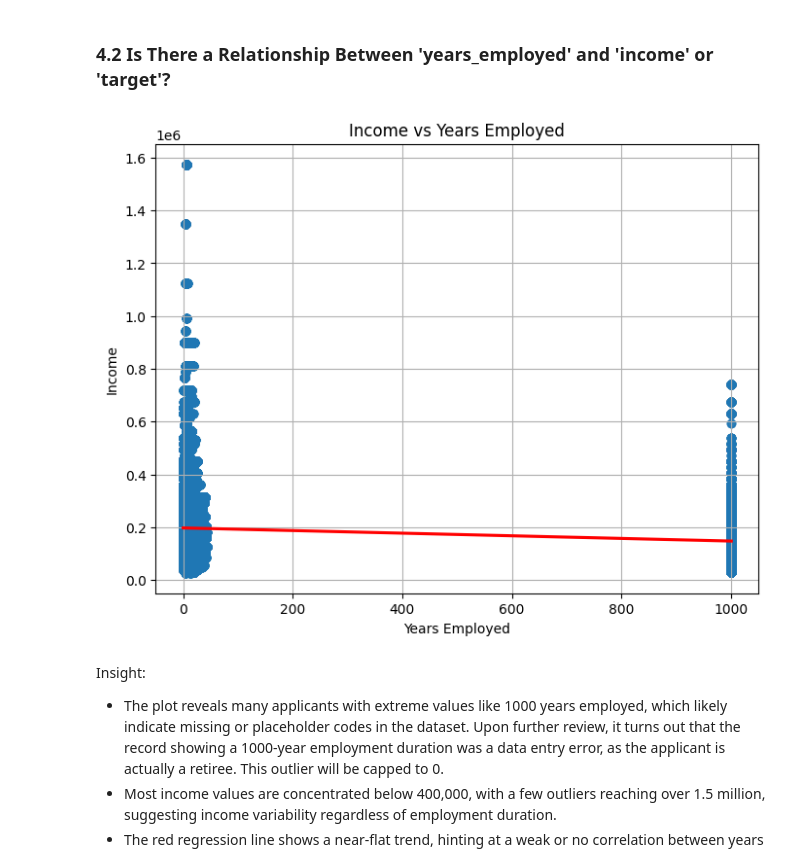
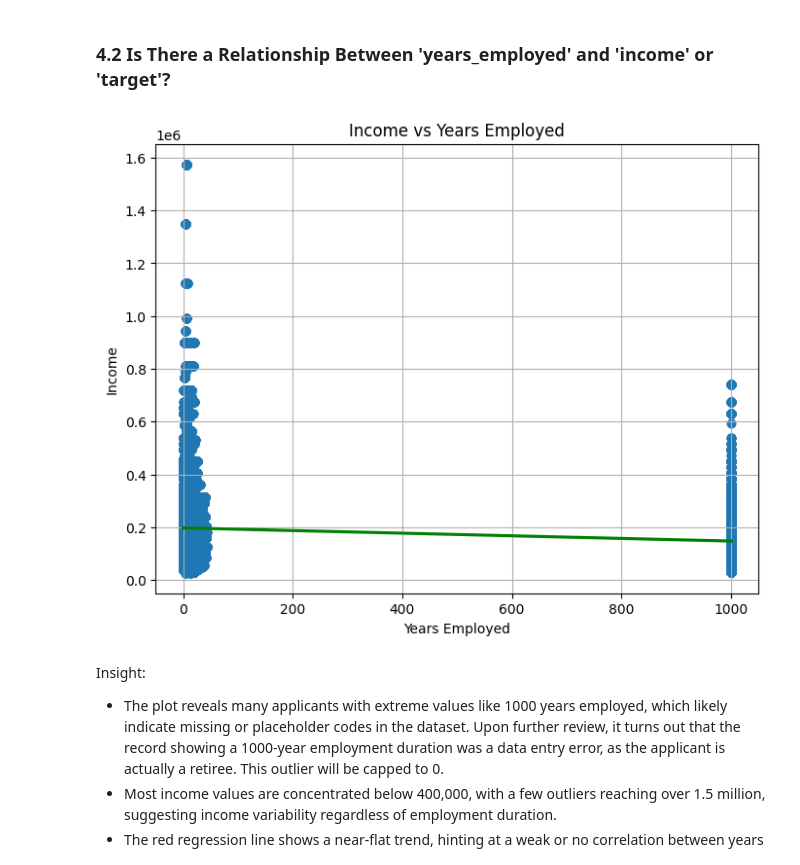
Before and after one commit to yonathanggraiwan/p2-final-project-ftds-028-hck-group-001, a Jupyter notebook: EDA.ipynb, the cells around one changed output. Drawn from its saved outputs; the diff is of its cells as text; code cells hidden in the pictures.

```diff
--- a/EDA.ipynb
+++ b/EDA.ipynb
@@ -583,16 +615,18 @@ Insight:
 # %%
 # Convert days_employed to years as a standalone object
 years_employed = data['days_employed'].abs() / 365
 
 plt.figure(figsize=(8, 6))
-sns.regplot(data=data, x=abs(data['days_employed'] / 365), y='income',
-            scatter_kws={'alpha':0.5}, line_kws={'color':'red'})
+sns.regplot(data=data, x=abs(data['days_employed'] / 365),
+            y='income',
+            scatter_kws={'alpha':0.5},
+            line_kws={'color':'green'})
 plt.title('Income vs Years Employed')
 plt.xlabel('Years Employed')
 plt.ylabel('Income')
 plt.grid(True)
 # %% [output]
-[figure, old version]
+[figure, new version]
 # %% [markdown]
 Insight:
 
```
Also changed, not shown: parts of 12 cells of this notebook.
